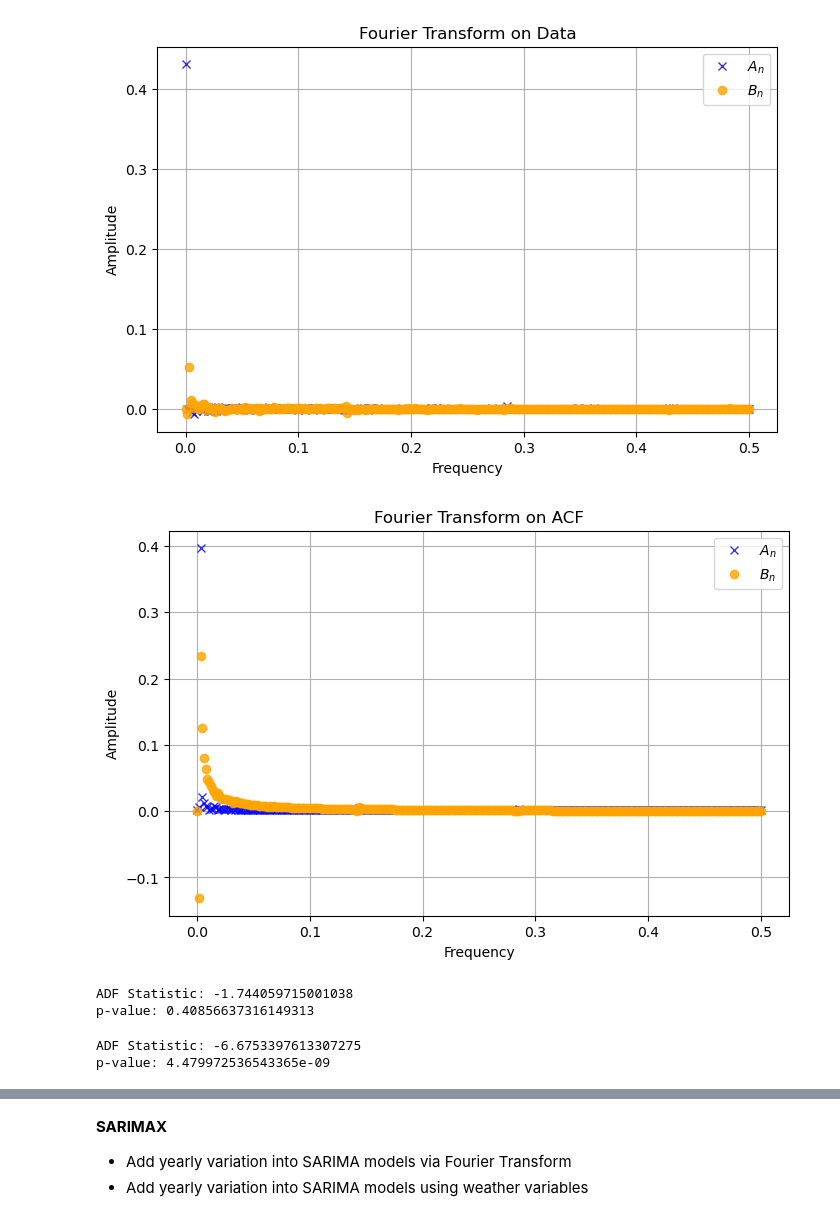
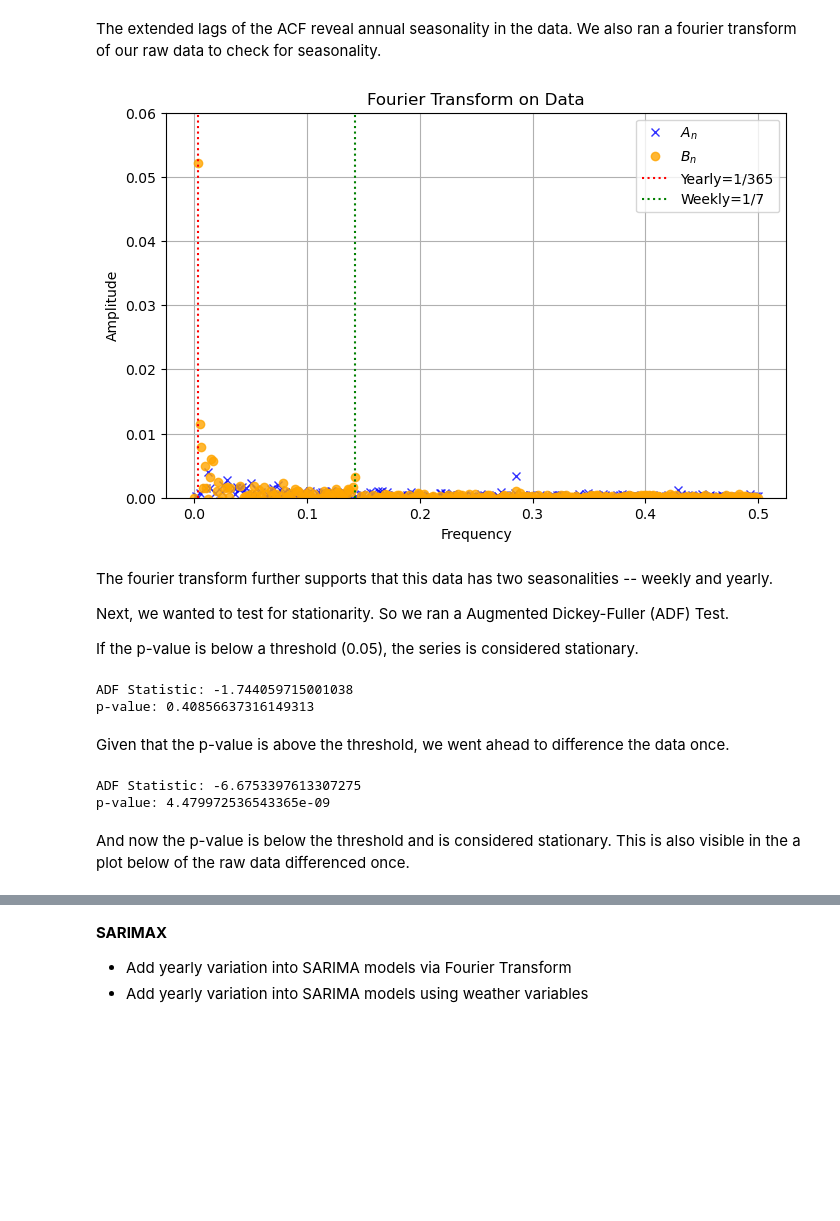
Before and after one commit to chowfi/electricity_demand_forecasting, a Jupyter notebook: notebooks/models.ipynb, the cells around one changed output, grey strips where cells are left out. Cells and saved outputs as stored; diff of their text form; code cells hidden in the pictures; blank space fills up the shorter version.

```diff
--- a/notebooks/models.ipynb
+++ b/notebooks/models.ipynb
@@ -403,38 +191,45 @@ plt.show()
+# %% [markdown]
+The extended lags of the ACF reveal annual seasonality in the data. We also ran a fourier transform of our raw data to check for seasonality.
 # %%
-#FT to show seasonality
-from typing import Tuple
-
 def calculate_fourier_series(
     dt: float, signal: np.ndarray
 ) -> Tuple[np.ndarray, np.ndarray, np.ndarray]:
     frequencies = np.fft.rfftfreq(len(signal), dt)
     fourier_transform = np.fft.rfft(signal, norm='forward')
     a_n = fourier_transform.real * 2
     b_n = -fourier_transform.imag * 2
     return frequencies, a_n, b_n
 
 def fourier_transform_plot(frequencies, a_n, b_n, title):
     plt.figure(figsize=(8, 5))
     plt.plot(frequencies, a_n, 'x', label=r'$A_n$', color='blue', alpha=0.8)
     plt.plot(frequencies, b_n, 'o', label=r'$B_n$', color='orange', alpha=0.8)
+
+    yearly_freq = 1/365
+    weekly_freq = 1/7
+    plt.axvline(yearly_freq, color='red', linestyle='dotted', label='Yearly=1/365')
+    plt.axvline(weekly_freq, color='green', linestyle='dotted', label='Weekly=1/7')
+
     plt.title(title)
     plt.xlabel('Frequency')
     plt.ylabel('Amplitude')
+    plt.ylim(0,0.06)
     plt.legend()
     plt.grid()
     plt.show()
 
 dt = 1
 
 frequencies_data, a_n_data, b_n_data = calculate_fourier_series(dt, train_signal_daily)
 fourier_transform_plot(frequencies_data, a_n_data, b_n_data, "Fourier Transform on Data")
-
-acf_estimate = acf(train_signal_daily, nlags=extended_n_lags)
-frequencies_acf, a_n_acf, b_n_acf = calculate_fourier_series(dt, acf_estimate)
-fourier_transform_plot(frequencies_acf, a_n_acf, b_n_acf, "Fourier Transform on ACF")
 # %% [output]
-[figure, old version]
+[figure, new version]
-[figure, removed]
+# %% [markdown]
+The fourier transform further supports that this data has two seasonalities -- weekly and yearly.
+
+Next, we wanted to test for stationarity. So we ran a Augmented Dickey-Fuller (ADF) Test.
+
+If the p-value is below a threshold (0.05), the series is considered stationary.
 # %%
 adf_test = adfuller(train_signal_daily)
 print(f"ADF Statistic: {adf_test[0]}")
@@ -442,4 +237,6 @@ print(f"p-value: {adf_test[1]}")
 # %% [output]
 ADF Statistic: -1.744059715001038
 p-value: 0.40856637316149313
+# %% [markdown]
+Given that the p-value is above the threshold, we went ahead to difference the data once.
 # %%
@@ -452,3 +249,5 @@ print(f"p-value: {adf_test[1]}")
 # %% [output]
 ADF Statistic: -6.6753397613307275
 p-value: 4.479972536543365e-09
+# %% [markdown]
+And now the p-value is below the threshold and is considered stationary. This is also visible in the a plot below of the raw data differenced once.
```
Also changed, not shown: parts of 73 cells of this notebook.
